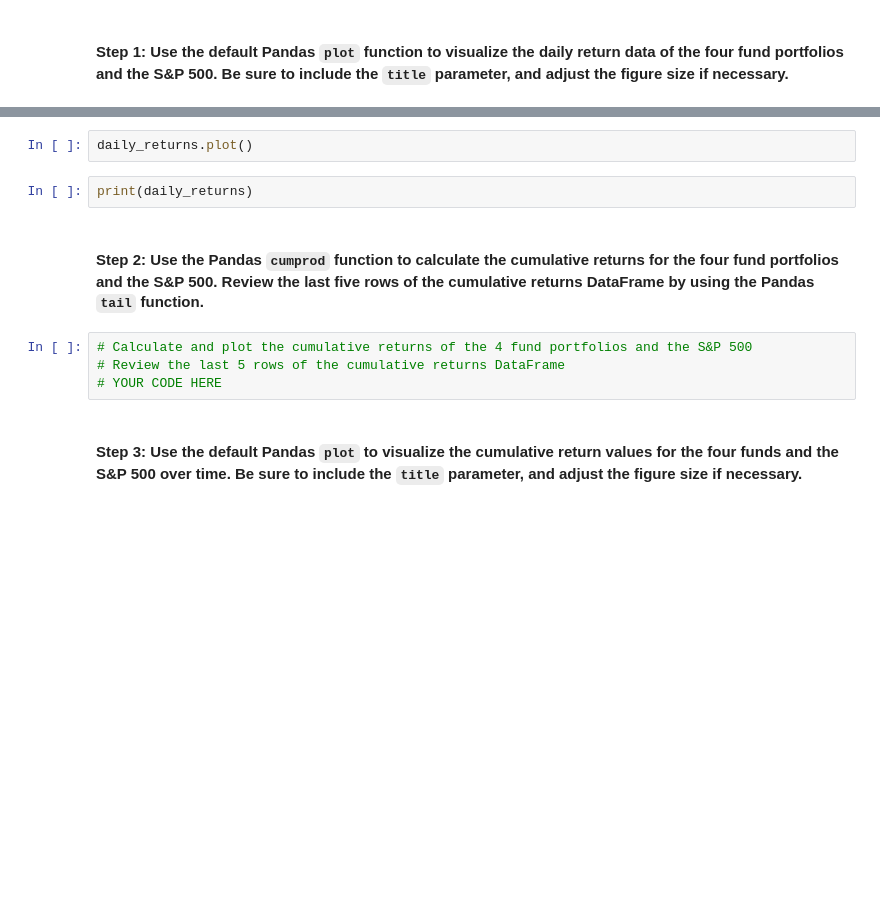
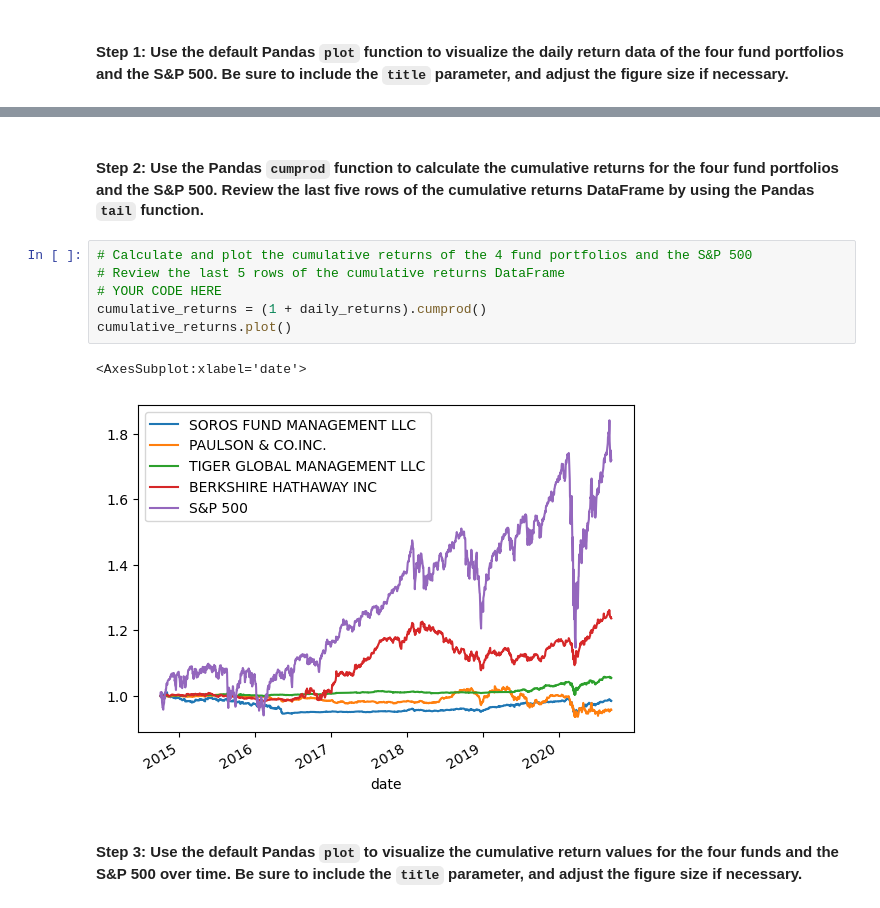
Before and after one commit to Mestrada1997/HW-4, a Jupyter notebook: risk_return_analysis.ipynb, the cells around one changed output, grey strips where cells are left out. Cells and saved outputs as stored; diff of their text form; blank space fills up the shorter version.

```diff
--- a/risk_return_analysis.ipynb
+++ b/risk_return_analysis.ipynb
@@ -141,13 +168,14 @@ daily_returns.plot(figsize=(12, 8)).plot()
-# %%
-daily_returns.plot()
-# %%
-print(daily_returns)
 # %% [markdown]
 #### Step 2: Use the Pandas `cumprod` function to calculate the cumulative returns for the four fund portfolios and the S&P 500. Review the last five rows of the cumulative returns DataFrame by using the Pandas `tail` function.
 # %%
 # Calculate and plot the cumulative returns of the 4 fund portfolios and the S&P 500
 # Review the last 5 rows of the cumulative returns DataFrame
 # YOUR CODE HERE
+cumulative_returns = (1 + daily_returns).cumprod()
+cumulative_returns.plot()
+# %% [output]
+<AxesSubplot:xlabel='date'>
+[figure, added]
 # %% [markdown]
 #### Step 3: Use the default Pandas `plot` to visualize the cumulative return values for the four funds and the S&P 500 over time. Be sure to include the `title` parameter, and adjust the figure size if necessary.
 # %%
```
Also changed, not shown: parts of 33 cells of this notebook.
